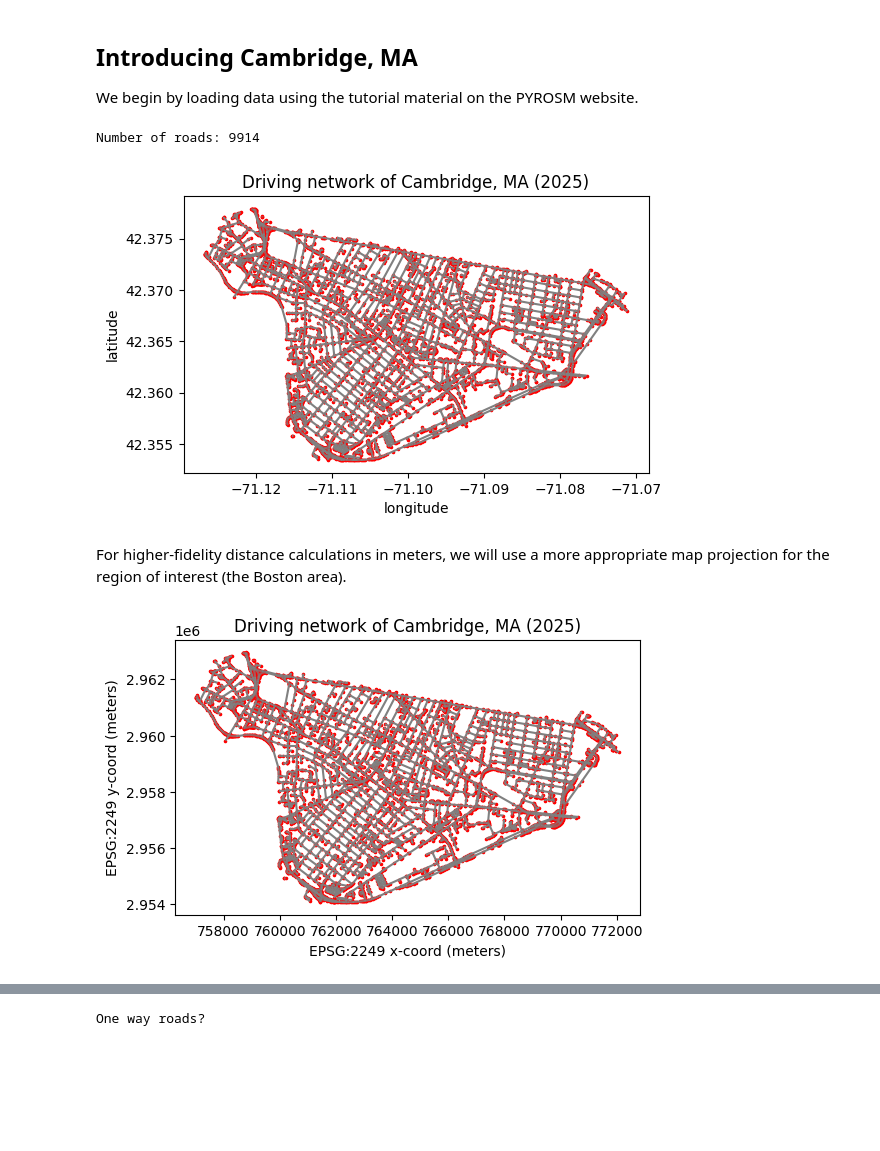
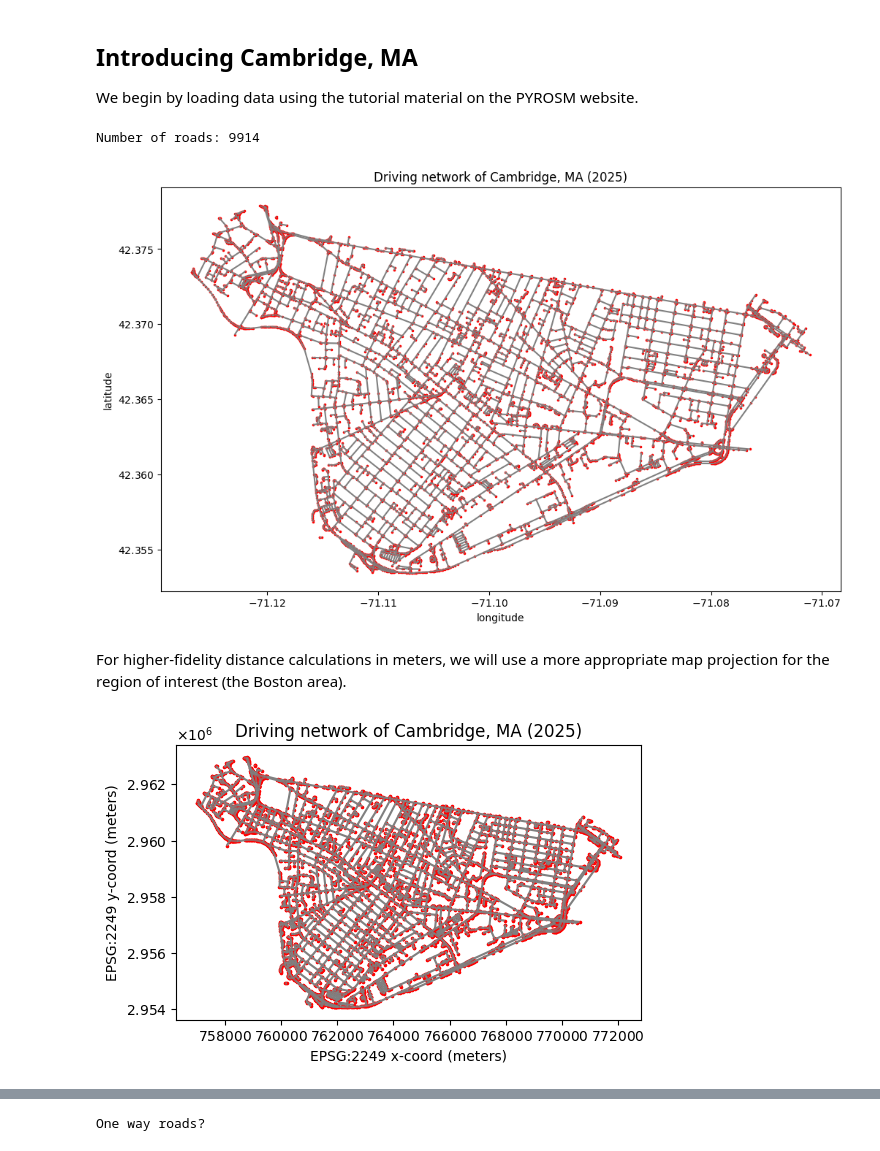
Before and after one commit to kyletreleaven/roadgeometry, a Jupyter notebook: setiptah-roadgeometry-matching/notebooks/geopandas-matching-demo-cambridge.ipynb, the cells around one changed output, grey strips where cells are left out. Saved outputs shown, nothing was run; the diff lists cells and outputs as text; code cells hidden in the pictures; blank space fills up the shorter version.

```diff
--- a/setiptah-roadgeometry-matching/notebooks/geopandas-matching-demo-cambridge.ipynb
+++ b/setiptah-roadgeometry-matching/notebooks/geopandas-matching-demo-cambridge.ipynb
@@ -9,31 +9,34 @@ We begin by loading data using the tutorial material on the PYROSM website.
 # %%
 """
 Starting with the online tutorial.
 https://pyrosm.readthedocs.io/en/stable/basics.html#
 
 """
 from pyrosm import OSM
+import matplotlib as mpl
+mpl.rcParams["axes.formatter.use_mathtext"] = True
+
 import matplotlib.pyplot as plt
 
 # Data prepared using UI at https://extract.bbbike.org/
 # https://pyrosm.readthedocs.io/en/stable/basics.html#protobuf-file-what-is-it-and-how-to-get-one
 path = "data/cam.osm.pbf"
 osm = OSM(path)
 
 # Read nodes and edges of the 'driving' network
 nodes, edges = osm.get_network(nodes=True, network_type="driving")
 
 # Plot nodes and edges on a map
-ax = edges.plot(figsize=(6,6), color="gray")
+ax = edges.plot(figsize=(12, 8), color="gray")
 nodes.plot(color="red", markersize=2.5, ax=ax)
 plt.title("Driving network of Cambridge, MA (2025)")
 plt.xlabel("longitude")
 plt.ylabel("latitude");
 
 print(f"Number of roads: {len(edges)}")
 # %% [output]
 Number of roads: 9914
-[figure, old version]
+[figure, new version]
 # %% [markdown]
 For higher-fidelity distance calculations in meters, we will use a more appropriate map projection for the region of interest (the Boston area).
 # %%
@@ -47,7 +50,7 @@ plt.title("Driving network of Cambridge, MA (2025)")
 plt.xlabel("EPSG:2249 x-coord (meters)")
 plt.ylabel("EPSG:2249 y-coord (meters)");
 # %% [output]
-[figure, old version]
+[figure, new version]
 # %% [markdown]
 ## Thesis statement
 
```
Also changed, not shown: parts of 33 cells of this notebook.
